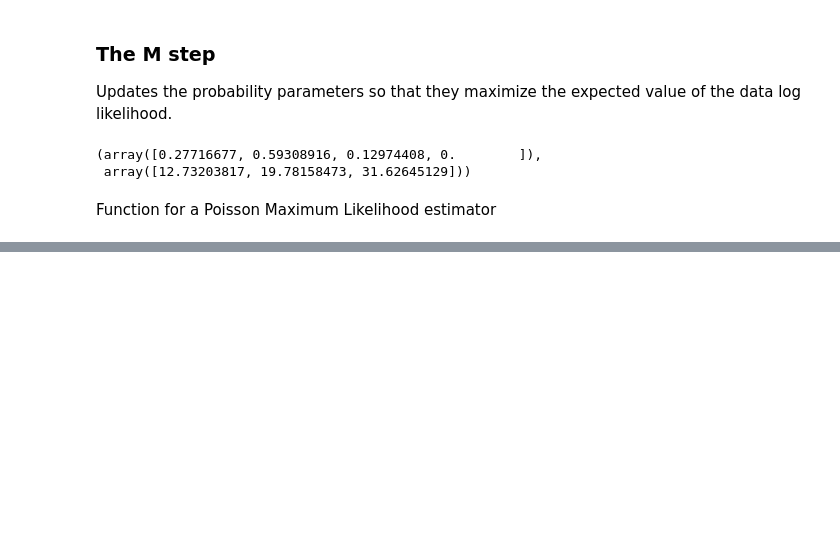
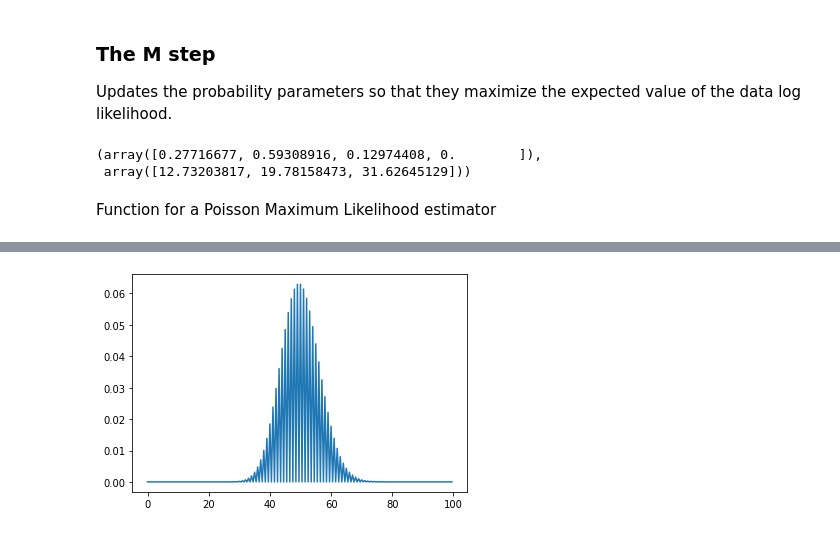
Before and after one commit to olayasturias/HMM-course, a Jupyter notebook: Poisson-HMM.ipynb, the cells around one changed output, grey strips where cells are left out. Cells and saved outputs as stored; diff of their text form; code cells hidden in the pictures; blank space fills up the shorter version.

```diff
--- a/Poisson-HMM.ipynb
+++ b/Poisson-HMM.ipynb
@@ -361,0 +424,19 @@ array([1.00000002, 1.00000002, 1.00000007, 1.00000015, 1.00000028])
+# %%
+# importing matplotlib as plt
+import matplotlib.pyplot as plt
+
+
+# creating a numpy array for x-axis
+x = np.arange(0, 100, 0.5)
+
+# poisson distribution data for y-axis
+y = poisson.pmf(x, mu=40, loc=10)
+
+
+# plotting the graph
+plt.plot(x, y)
+
+# showing the graph
+plt.show()
+# %% [output]
+[figure, added]
```
Also changed, not shown: parts of 9 cells of this notebook.
